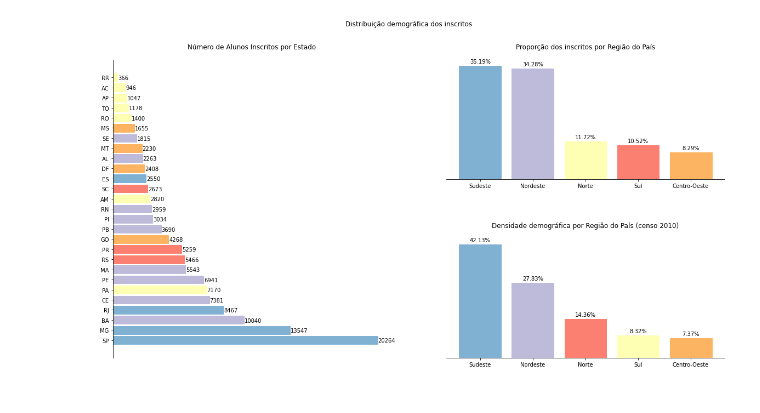
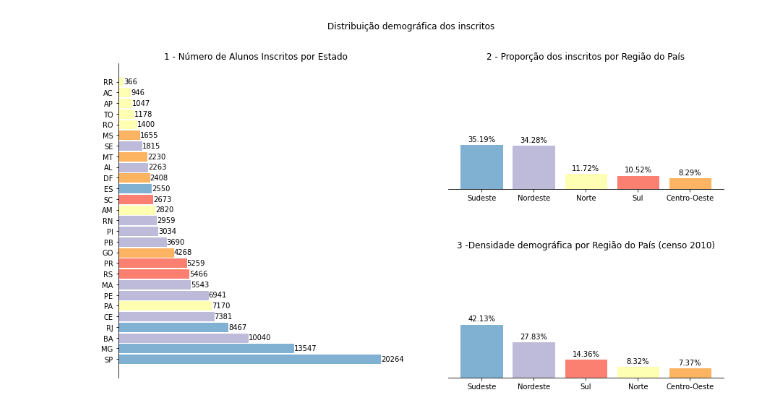
Before and after one commit to luciaemiliaeu/Enem2019, a Jupyter notebook: Enem2019.ipynb, the cells around one changed output. Drawn from its saved outputs; the diff is of its cells as text; code cells hidden in the pictures.

```diff
--- a/Enem2019.ipynb
+++ b/Enem2019.ipynb
@@ -43,11 +48,12 @@ memory usage: 132.2+ MB
 # %%
 cmap = plt.get_cmap("Set3")
-def annotate_vertical(graph, rects):
+def annotate_vertical(graph, rects, pad):
+  if pad == None : pad = 0
   for rect in rects:
     height = rect.get_height()
     graph.annotate('{0:.2f}%'.format(height*100),
                 xy=(rect.get_x() + rect.get_width() / 2, height),
-                xytext=(0, 3),  # 3 points vertical offset
+                xytext=(pad, 3),  # 3 points vertical offset
                 textcoords="offset points",
                 ha='center', va='bottom')
 
@@ -55,7 +61,8 @@ def annotate_horizontal(graph, rects):
   for rect in rects:
     width = rect.get_width()
     graph.annotate('{0:.2f}%'.format(width*100),
-                xy=( rect.get_x() + rect.get_width()/2, rect.get_y() + rect.get_height()/2),
+                xy=( rect.get_x() + rect.get_width()/2,
+                    rect.get_y() + rect.get_height()/2),
                 xytext=(-0.5, -0.5), color='w',
                 textcoords="offset points")
 
@@ -63,7 +70,8 @@ def annotate_horizontal_absolute(graph, rects):
   for rect in rects:
     width = rect.get_width()
     graph.annotate('{}'.format(width),
-                xy=( rect.get_x() + rect.get_width(), rect.get_y()+rect.get_height()/4 ),
+                xy=( rect.get_x() + rect.get_width(),
+                    rect.get_y()+rect.get_height()/4 ),
                 xytext=(1,0),
                 textcoords="offset points")
 
@@ -74,6 +82,7 @@ def format_vertical(graph, labels, x):
   graph.spines['top'].set_visible(False)
   graph.spines['left'].set_visible(False)
   graph.get_yaxis().set_visible(False)
+  graph.set_ylim(0,1)
 
 def format_horizontal_bar(graph, labels, y):
   graph.set_yticks(y)
@@ -83,8 +92,10 @@ def format_horizontal_bar(graph, labels, y):
   graph.spines['bottom'].set_visible(False)
   graph.get_xaxis().set_visible(False)
 # %%
-censo_demografico_2010 = pd.read_excel('tab1_4.xls', header=4, index_col=0, na_filter=False, skipfooter=2)
-censo_demografico_2010 = censo_demografico_2010['01.08.2010\n(3)']
+data_censo = 'https://github.com/luciaemiliaeu/Enem2019/blob/main/tab1_4.xls?raw=true'
+censo_demografico_2010 = pd.read_excel(data_censo, header=4, index_col=0,
+                                       na_filter=False, skipfooter=2)
+censo_demografico_regioes = censo_demografico_2010['01.08.2010\n(3)'][['Norte', 'Nordeste', 'Sul', 'Sudeste', 'Centro-Oeste']]
 # %%
 regioes= {'AM': 'Norte', 'RR':'Norte', 'AP':'Norte', 'PA':'Norte', 'RO':'Norte',
           'TO':'Norte', 'AC':'Norte',
@@ -93,6 +104,9 @@ regioes= {'AM': 'Norte', 'RR':'Norte', 'AP':'Norte', 'PA':'Norte', 'RO':'Norte',
           'BA':'Nordeste',
           'PR': 'Sul', 'RS':'Sul', 'SC':'Sul',
           'SP': 'Sudeste', 'RJ':'Sudeste', 'ES':'Sudeste', 'MG':'Sudeste',
-          'MT': 'Centro-Oeste', 'MS':'Centro-Oeste', 'GO':'Centro-Oeste', 'DF':'Centro-Oeste',
+          'MT': 'Centro-Oeste', 'MS':'Centro-Oeste', 'GO':'Centro-Oeste',
+          'DF':'Centro-Oeste',
           }
-regioes_colors = {'Norte':1, 'Nordeste': 2, 'Sul': 3, 'Sudeste': 4, 'Centro-Oeste': 5}
+
+regioes_colors = {'Norte':1, 'Nordeste': 2, 'Sul': 3,
+                  'Sudeste': 4, 'Centro-Oeste': 5}
@@ -99,5 +118,5 @@ regioes_colors = {'Norte':1, 'Nordeste': 2, 'Sul': 3, 'Sudeste': 4, 'Centro-Oest
 # %%
-fig = plt.figure(figsize=(20,10))
+fig = plt.figure(figsize=(15, 8))
 fig.suptitle('Distribuição demográfica dos inscritos')
 gspec = gridspec.GridSpec(2,2)
 plt.subplots_adjust(hspace=0.5)
@@ -106,43 +125,40 @@ barChart_inscritos_por_estado = plt.subplot(gspec[0:,0])
 num_inscritos_por_estado = dados['SG_UF_RESIDENCIA'].value_counts()
 bars= barChart_inscritos_por_estado.barh(num_inscritos_por_estado.index,
                                          num_inscritos_por_estado.values)
-barChart_inscritos_por_estado.set_title('Número de Alunos Inscritos por Estado',
-                                        pad=20)
+barChart_inscritos_por_estado.set_title('1 - Número de Alunos Inscritos por Estado')
 format_horizontal_bar(barChart_inscritos_por_estado,
                 num_inscritos_por_estado.index ,
                 np.arange(len(num_inscritos_por_estado)))
 annotate_horizontal_absolute(barChart_inscritos_por_estado, bars)
 for bar, estado in zip(bars, num_inscritos_por_estado.index):
   bar.set_color(cmap(regioes_colors[regioes[estado]]))
 
 barChart_inscritos_por_regiao = plt.subplot(gspec[0,1])
 dados['Região'] = dados.apply(lambda x: regioes[x.SG_UF_RESIDENCIA], axis=1)
 proporcao_inscritos_regiao = dados['Região'].value_counts(normalize=True)
 bars = barChart_inscritos_por_regiao.bar(proporcao_inscritos_regiao.index,
                                          proporcao_inscritos_regiao.values)
-barChart_inscritos_por_regiao.set_title('Proporção dos inscritos por Região do País',
-                                        pad=20)
+barChart_inscritos_por_regiao.set_title('2 - Proporção dos inscritos por Região do País')
 format_vertical(barChart_inscritos_por_regiao,
                 proporcao_inscritos_regiao.index ,
                 np.arange(len(proporcao_inscritos_regiao)))
-annotate_vertical(barChart_inscritos_por_regiao, bars)
+annotate_vertical(barChart_inscritos_por_regiao, bars, pad=None)
 for bar, regiao in zip(bars, proporcao_inscritos_regiao.index):
   bar.set_color(cmap(regioes_colors[regiao]))
 
 barChart_demografia_regiao = plt.subplot(gspec[1,1])
-demografia_regiões = (censo_demografico_2010[['Norte', 'Nordeste', 'Sul', 'Sudeste', 'Centro-Oeste']]
+demografia_regiões = (censo_demografico_regioes
                       .sort_values(ascending=False))
 bars = barChart_demografia_regiao.bar(demografia_regiões.index,
                                       demografia_regiões.values/demografia_regiões.sum())
-barChart_demografia_regiao.set_title('Densidade demográfica por Região do País (censo 2010)',
-                                     pad=20)
+barChart_demografia_regiao.set_title('3 -Densidade demográfica por Região do País (censo 2010)')
 format_vertical(barChart_demografia_regiao,
-                proporcao_inscritos_regiao.index ,
+                demografia_regiões.index ,
                 np.arange(len(demografia_regiões)))
-annotate_vertical(barChart_demografia_regiao, bars)
+annotate_vertical(barChart_demografia_regiao, bars, pad=None)
 for bar, regiao in zip(bars, demografia_regiões.index):
   bar.set_color(cmap(regioes_colors[regiao]))
 
 plt.show()
 # %% [output]
-[figure, old version]
+[figure, new version]
```
Also changed, not shown: parts of 76 cells of this notebook.
